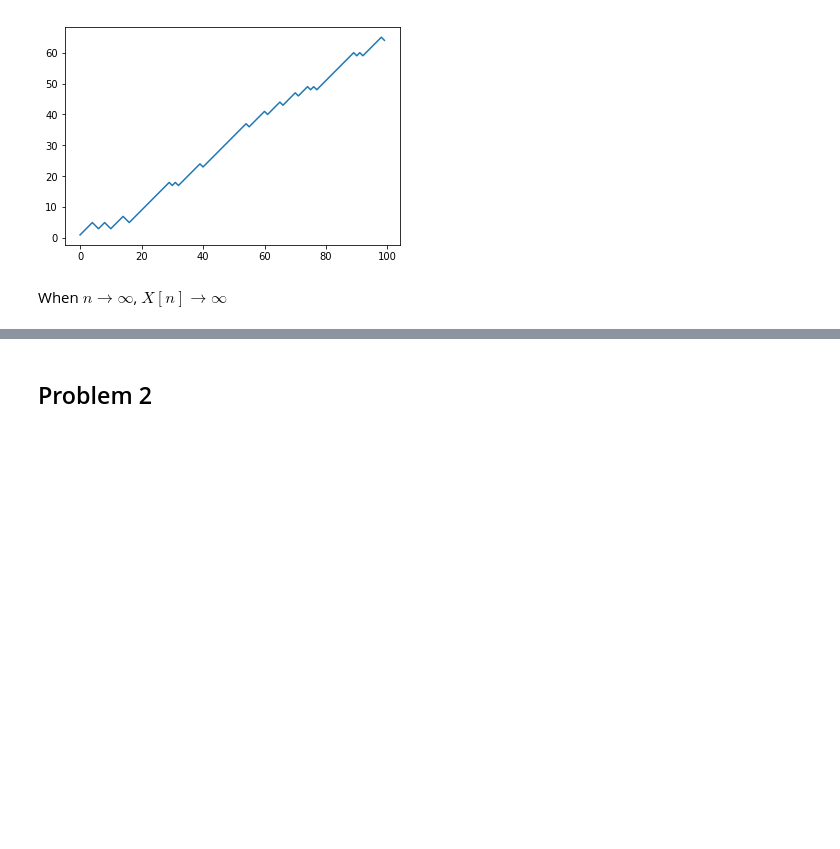
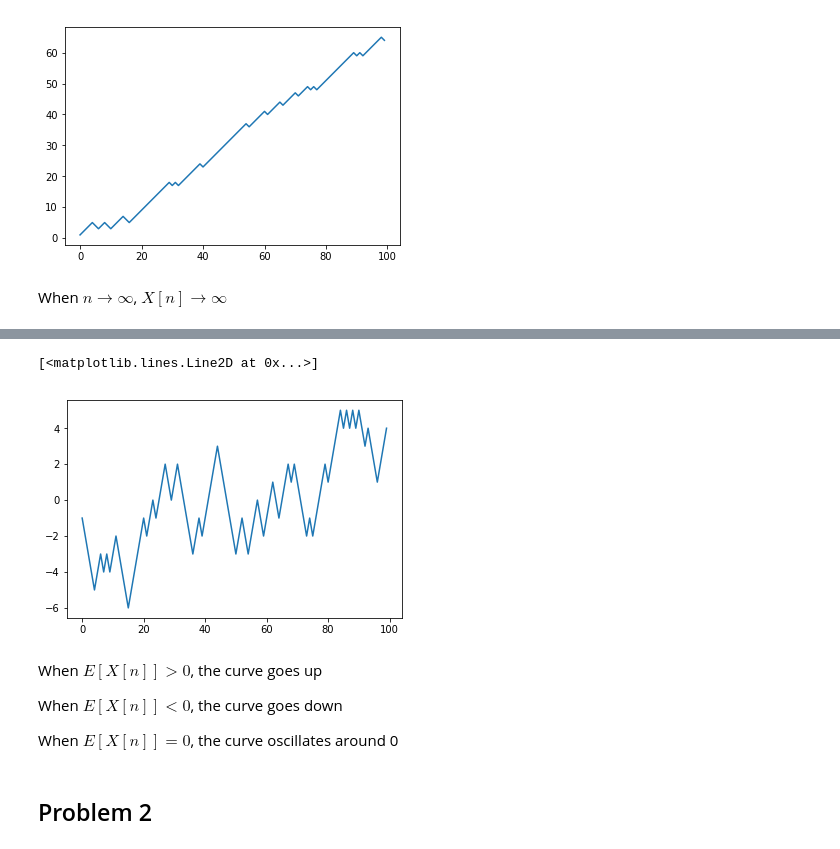
Before and after one commit to SuperWhw/ECE581-Project, a Jupyter notebook: Project4.ipynb, the cells around one changed output, grey strips where cells are left out. Cells and saved outputs as stored; diff of their text form; code cells hidden in the pictures; blank space fills up the shorter version.

```diff
--- a/Project4.ipynb
+++ b/Project4.ipynb
@@ -35,3 +48,24 @@ PMF??
+# %%
+N = 100
+X = []
+sum = 0
+for i in range(N):
+    if(random.randint(1,2) == 1):
+        sum += -1
+        X.append(sum)
+    else:
+        sum += 1
+        X.append(sum)
+plt.plot(X)
+# %% [output]
+[<matplotlib.lines.Line2D at 0x...>]
+[figure, added]
+# %% [markdown]
+When $E[X[n]] > 0$, the curve goes up
+
+When $E[X[n]] < 0$, the curve goes down
+
+When $E[X[n]] = 0$, the curve oscillates around 0
 # %% [markdown]
 ## Problem 2
 # %%
```
Also changed, not shown: parts of 7 cells of this notebook.
